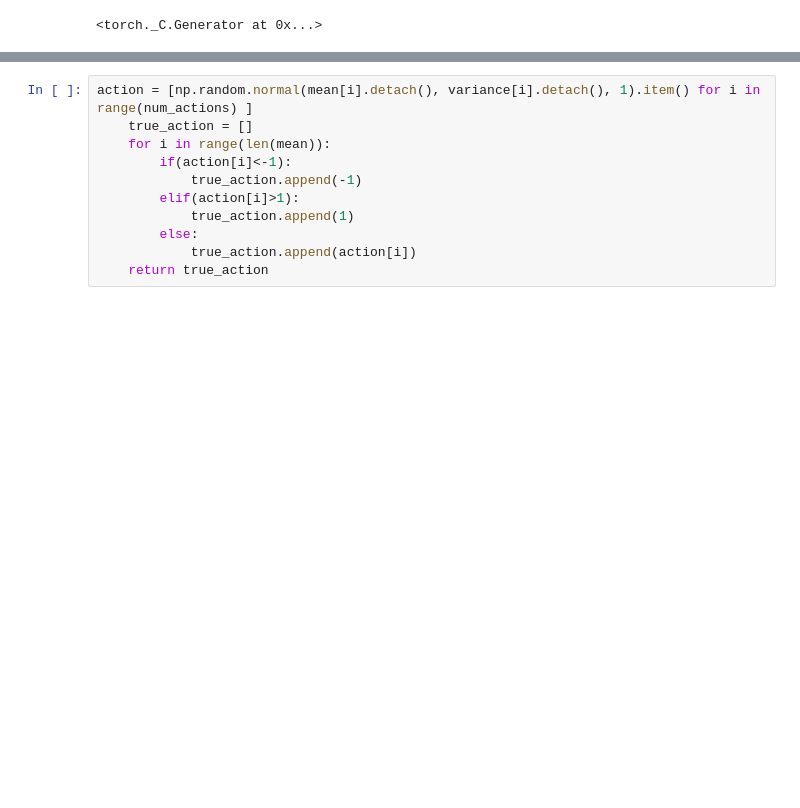
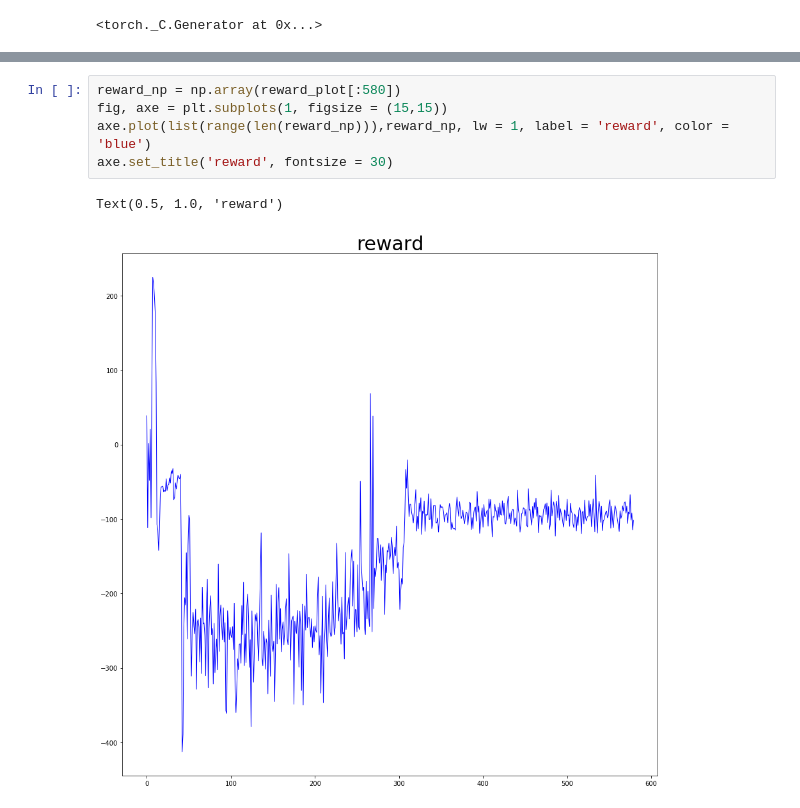
Before and after one commit to dobro12/rl_study, a Jupyter notebook: A3C/OWS/HalfCheetah_thread_1_continous.ipynb, the cells around one changed output, grey strips where cells are left out. Saved outputs shown, nothing was run; the diff lists cells and outputs as text; blank space fills up the shorter version.

```diff
--- a/A3C/OWS/HalfCheetah_thread_1_continous.ipynb
+++ b/A3C/OWS/HalfCheetah_thread_1_continous.ipynb
@@ -343,11 +346,8 @@ reward 31.45974749084725
-# %%
-action = [np.random.normal(mean[i].detach(), variance[i].detach(), 1).item() for i in range(num_actions) ]
-    true_action = []
-    for i in range(len(mean)):
-        if(action[i]<-1):
-            true_action.append(-1)
-        elif(action[i]>1):
-            true_action.append(1)
-        else:
-            true_action.append(action[i])
-    return true_action
+# %%
+reward_np = np.array(reward_plot[:580])
+fig, axe = plt.subplots(1, figsize = (15,15))
+axe.plot(list(range(len(reward_np))),reward_np, lw = 1, label = 'reward', color = 'blue')
+axe.set_title('reward', fontsize = 30)
+# %% [output]
+Text(0.5, 1.0, 'reward')
+[figure, added]
```
Also changed, not shown: parts of 8 cells of this notebook.
